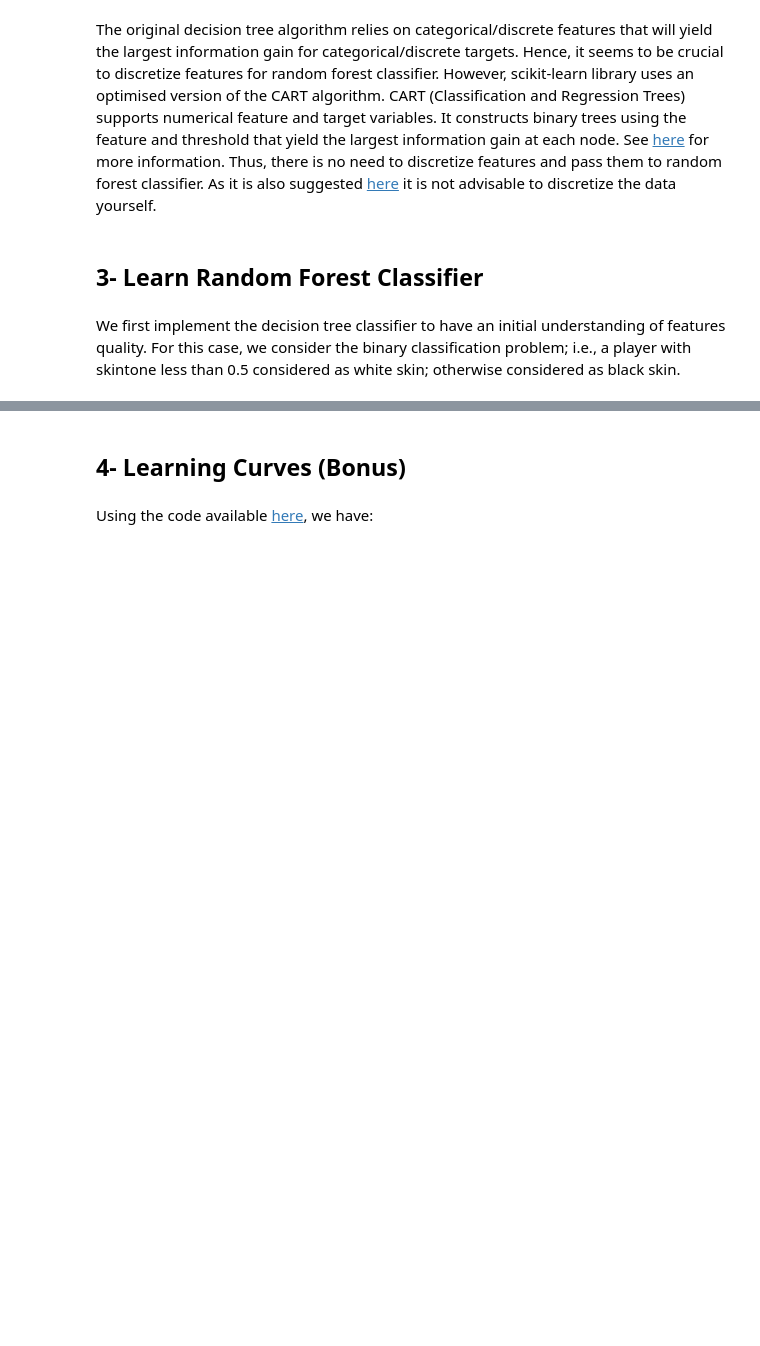
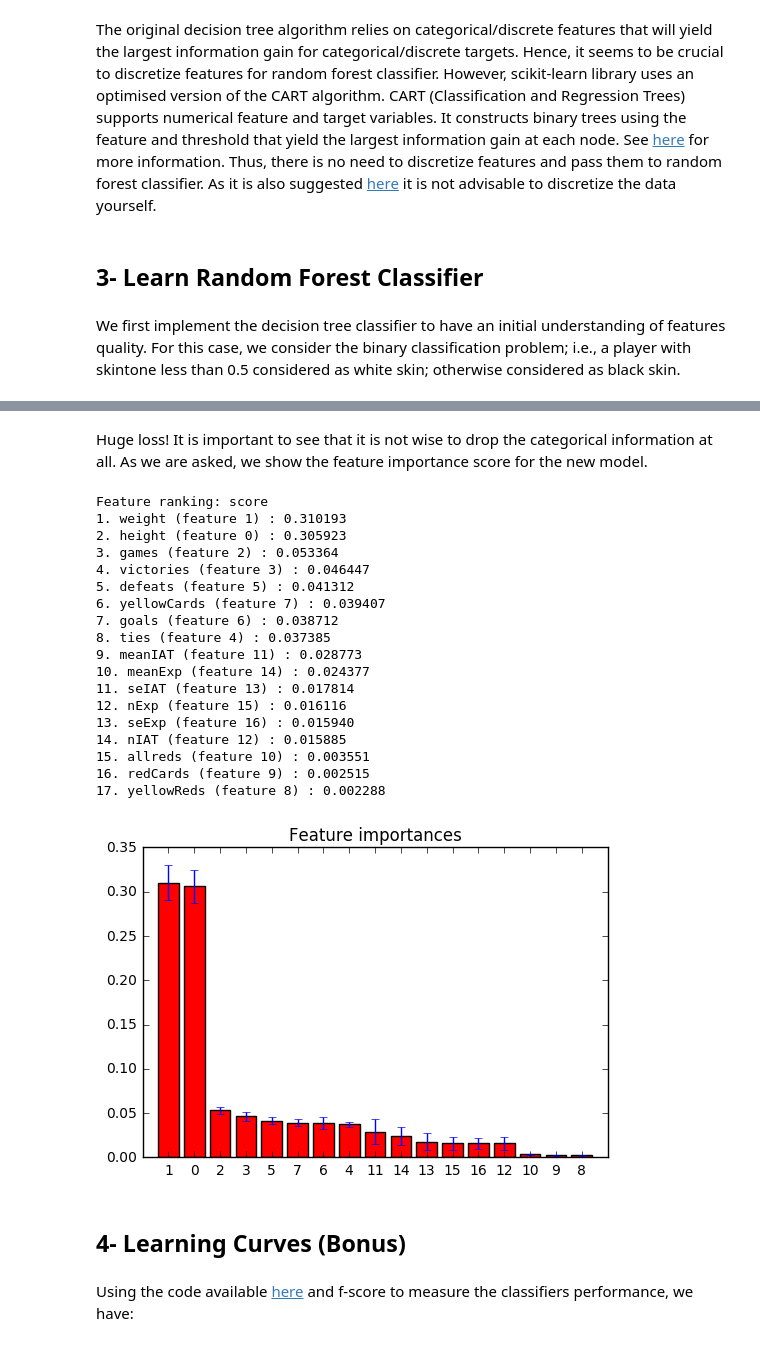
Before and after one commit to sorooshafiee/ADA-SAF, a Jupyter notebook: 04 - Applied ML/Exercise_1.ipynb, the cells around one changed output, grey strips where cells are left out. Cells and saved outputs as stored; diff of their text form; code cells hidden in the pictures; blank space fills up the shorter version.

```diff
--- a/04 - Applied ML/Exercise_1.ipynb
+++ b/04 - Applied ML/Exercise_1.ipynb
@@ -285,0 +313,16 @@ importances = forest.feature_importances_
+# %%
+remove_col = ['leagueCountry', 'birthday_year', 'position']
+remove_ind = [ind for ind, val in enumerate(meaningfull_cols)
+              if val in remove_col]
+new_col = [i for i in meaningfull_cols if i not in remove_col]
+# %%
+print('Training...')
+forest_c2 = RandomForestClassifier(n_estimators=256, n_jobs=-1, oob_score=True)
+forest_new = forest_c2.fit(np.delete(x_train, remove_ind, axis=1), y_train)
+print('is done!')
+print('Accuracy score for test data is:',
+      accuracy_score(y_test, forest_c2.predict(np.delete(x_test, remove_ind, axis=1))))
+print('F1-score for test data is:',
+      f1_score(y_test, forest_c2.predict(np.delete(x_test, remove_ind, axis=1))))
+print('Confusion matrix for test is:\n',
+      confusion_matrix(y_test, forest_c2.predict(np.delete(x_test, remove_ind, axis=1))))
@@ -286,9 +337,53 @@ importances = forest.feature_importances_
+# %% [markdown]
+Huge loss! It is important to see that it is not wise to drop the categorical information at all. As we are asked, we show the feature importance score for the new model.
+# %%
+importances = forest_new.feature_importances_
+std = np.std([tree.feature_importances_ for tree in forest_c2.estimators_],
+             axis=0)
+indices = np.argsort(importances)[::-1]
+
+# Print the feature ranking
+print("Feature ranking: score")
+
+for f in range(len(new_col)):
+    print("%d. %s (feature %d) : %f" % (f + 1, new_col[indices[f]],
+                                        indices[f],
+                                        importances[indices[f]]))
+
+# Plot the feature importances of the forest
+plt.figure()
+plt.title("Feature importances")
+plt.bar(range(len(new_col)), importances[indices],
+       color="r", yerr=std[indices], align="center")
+plt.xticks(range(len(new_col)), indices)
+plt.xlim([-1, len(new_col)])
+plt.show()
+# %% [output]
+Feature ranking: score
+1. weight (feature 1) : 0.310193
+2. height (feature 0) : 0.305923
+3. games (feature 2) : 0.053364
+4. victories (feature 3) : 0.046447
+5. defeats (feature 5) : 0.041312
+6. yellowCards (feature 7) : 0.039407
+7. goals (feature 6) : 0.038712
+8. ties (feature 4) : 0.037385
+9. meanIAT (feature 11) : 0.028773
+10. meanExp (feature 14) : 0.024377
+11. seIAT (feature 13) : 0.017814
+12. nExp (feature 15) : 0.016116
+13. seExp (feature 16) : 0.015940
+14. nIAT (feature 12) : 0.015885
+15. allreds (feature 10) : 0.003551
+16. redCards (feature 9) : 0.002515
+17. yellowReds (feature 8) : 0.002288
+[figure, added]
 # %% [markdown]
 ## 4- Learning Curves (Bonus)
 # %%
 from sklearn.model_selection import learning_curve
 # %% [markdown]
-Using the code available [here](http://scikit-learn.org/stable/auto_examples/model_selection/plot_learning_curve.html#sphx-glr-auto-examples-model-selection-plot-learning-curve-py), we have:
+Using the code available [here](http://scikit-learn.org/stable/auto_examples/model_selection/plot_learning_curve.html#sphx-glr-auto-examples-model-selection-plot-learning-curve-py) and f-score to measure the classifiers performance, we have:
 # %%
 def plotLearningCurves(X, y, classifier):
 
```
Also changed, not shown: parts of 25 cells of this notebook.
